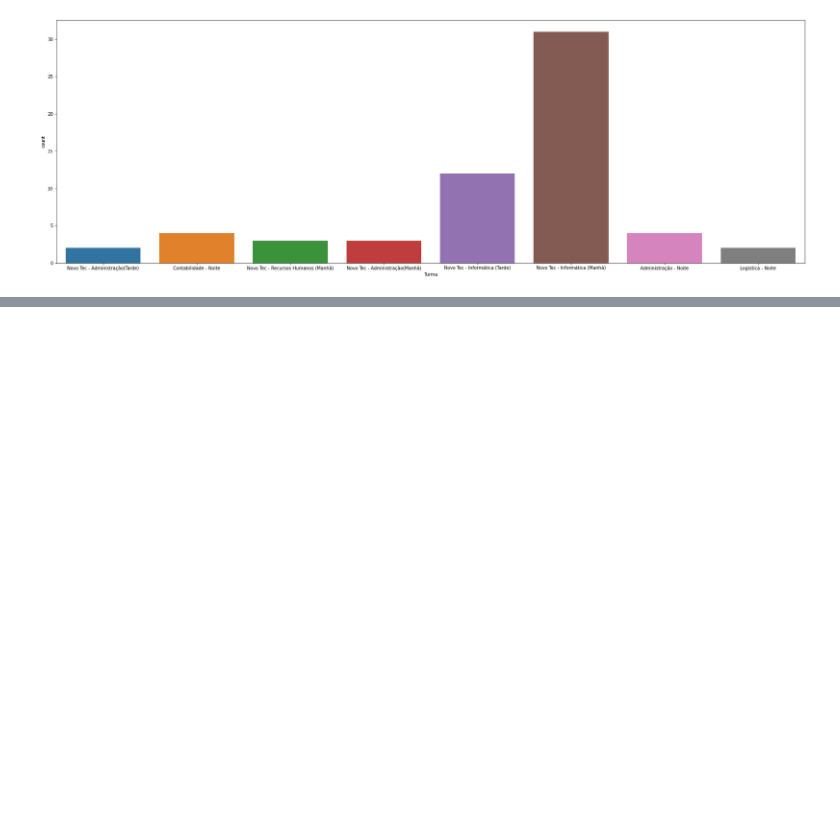
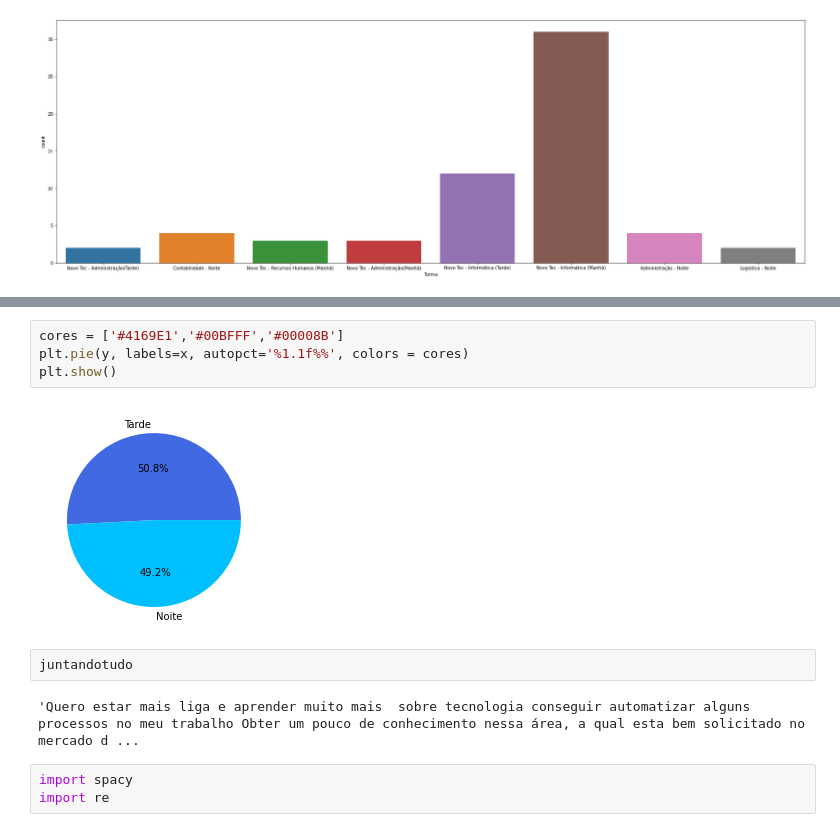
Before and after one commit to profcintiapinho/laboratorio_ia, a Jupyter notebook: ExemploAnalisedasInscricoes.ipynb, the cells around one changed output, grey strips where cells are left out. Drawn from its saved outputs; the diff is of its cells as text; blank space fills up the shorter version.

```diff
--- a/ExemploAnalisedasInscricoes.ipynb
+++ b/ExemploAnalisedasInscricoes.ipynb
@@ -38,0 +66,13 @@ sns.countplot(base.Turma);
+# %%
+cores = ['#4169E1','#00BFFF','#00008B']
+plt.pie(y, labels=x, autopct='%1.1f%%', colors = cores)
+plt.show()
+# %% [output]
+[figure, added]
+# %%
+juntandotudo
+# %% [output]
+'Quero estar mais liga e aprender muito mais  sobre tecnologia conseguir automatizar alguns processos no meu trabalho Obter um pouco de conhecimento nessa área, a qual esta bem solicitado no mercado d ...
+# %%
+import spacy
+import re
```
Also changed, not shown: parts of 19 cells of this notebook.
